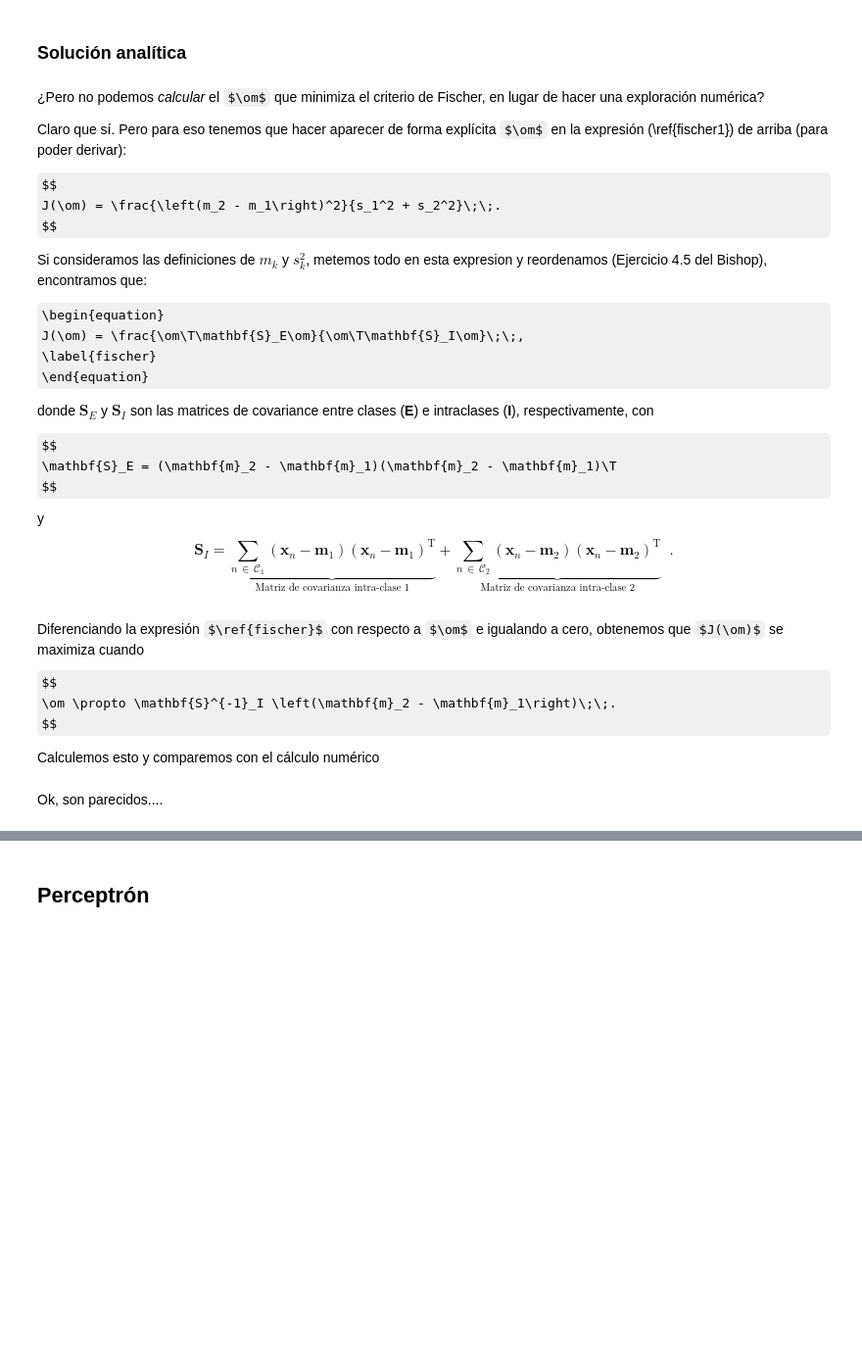
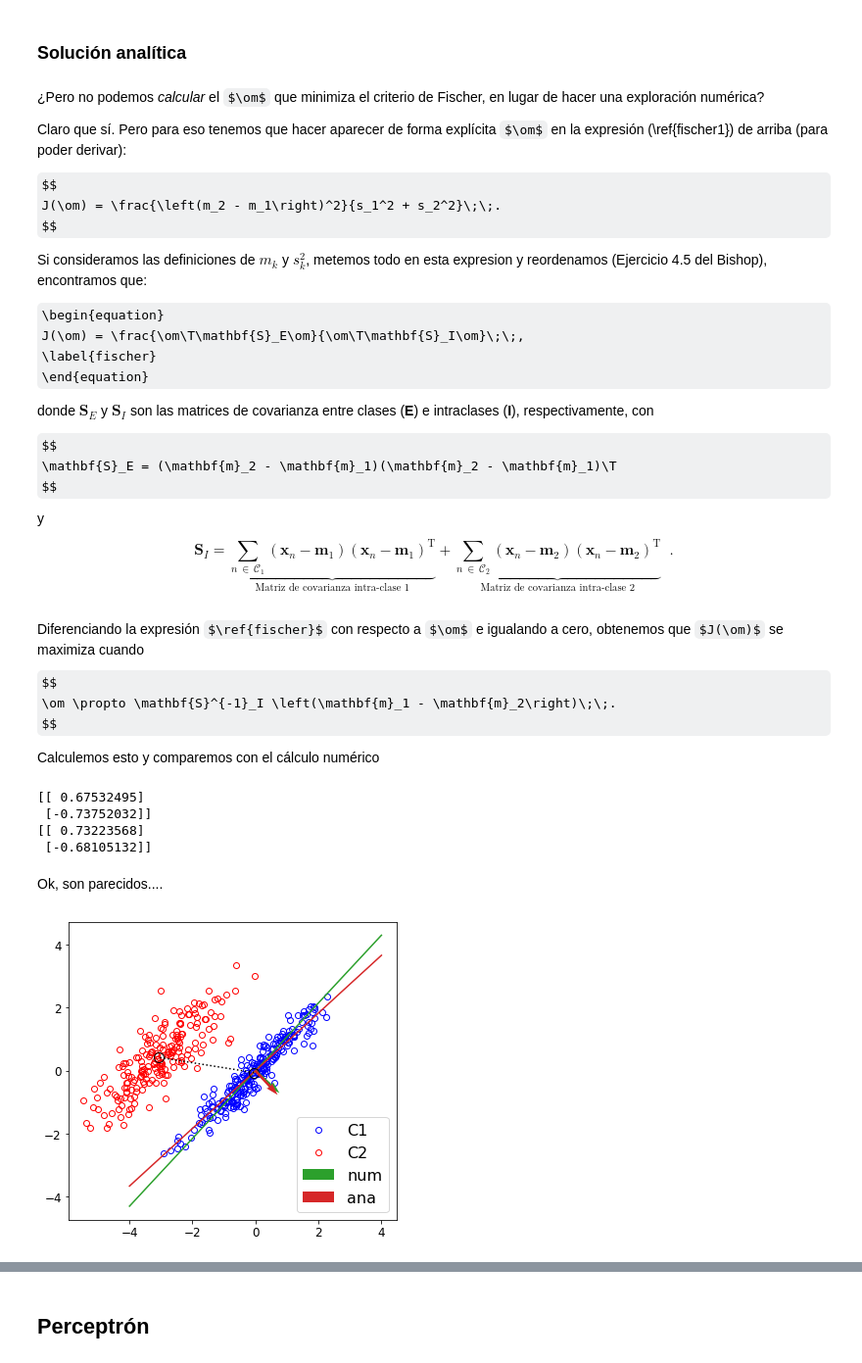
Before and after one commit to JavierGold/ML_UNSAM-2-2020, a Jupyter notebook: 07_Clasificacion.ipynb, the cells around one changed output, grey strips where cells are left out. Shown at 98% size. Saved outputs shown, nothing was run; the diff lists cells and outputs as text; code cells hidden in the pictures; some formulas as TeX source; blank space fills up the shorter version.

```diff
--- a/07_Clasificacion.ipynb
+++ b/07_Clasificacion.ipynb
@@ -270,7 +290,7 @@ $$
 
 Y calculemos el numerador y denominador de $J(\om)$ para varios valores de $\theta$
 # %%
-theta = np.linspace(0, 2*np.pi, 200)
+theta = np.linspace(-np.pi, np.pi, 500)
 num = np.zeros_like(theta)
 den = np.zeros_like(theta)
 
@@ -352,7 +381,7 @@ J(\om) = \frac{\om\T\mathbf{S}_E\om}{\om\T\mathbf{S}_I\om}\;\;,
 \label{fischer}
 \end{equation}
 
-donde $\mathbf{S}_E$ y $\mathbf{S}_I$ son las matrices de covariance entre clases (**E**) e intraclases (**I**), respectivamente, con
+donde $\mathbf{S}_E$ y $\mathbf{S}_I$ son las matrices de covarianza entre clases (**E**) e intraclases (**I**), respectivamente, con
 
 $$
 \mathbf{S}_E = (\mathbf{m}_2 - \mathbf{m}_1)(\mathbf{m}_2 - \mathbf{m}_1)\T
@@ -365,12 +394,12 @@ $$
 # %% [markdown]
 Diferenciando la expresión $\ref{fischer}$ con respecto a $\om$ e igualando a cero, obtenemos que $J(\om)$ se maximiza cuando
 $$
-\om \propto \mathbf{S}^{-1}_I \left(\mathbf{m}_2 - \mathbf{m}_1\right)\;\;.
+\om \propto \mathbf{S}^{-1}_I \left(\mathbf{m}_1 - \mathbf{m}_2\right)\;\;.
 $$
 
 Calculemos esto y comparemos con el cálculo numérico
 # %%
-dm = m2_ - m1_
+dm = m1_ - m2_
 S1 = np.dot(xc1 - m1, (xc1 - m1).T)
 S2 = np.dot(xc2 - m1, (xc2 - m1).T)
 
@@ -384,7 +413,14 @@ w_fischer_a = np.linalg.solve(Si, dm.reshape(-1, 1))
 w_fischer_a /= np.sqrt(np.dot(w_fischer_a.T, w_fischer_a))
 print(w_fischer_a)
 print(w_fischer)
+# %% [output]
+[[ 0.67532495]
+ [-0.73752032]]
+[[ 0.73223568]
+ [-0.68105132]]
 # %% [markdown]
 Ok, son parecidos....
 # %%
-plot_clasi(x, t, [w_fischer, w_fischer_a], labels=['num', 'ana'], xp=[-3, 3], spines=None)
+plot_clasi(x, t, [w_fischer, w_fischer_a], labels=['num', 'ana'], xp=[-4, 4], spines=None)
+# %% [output]
+[figure, added]
```
Also changed, not shown: parts of 49 cells of this notebook.
